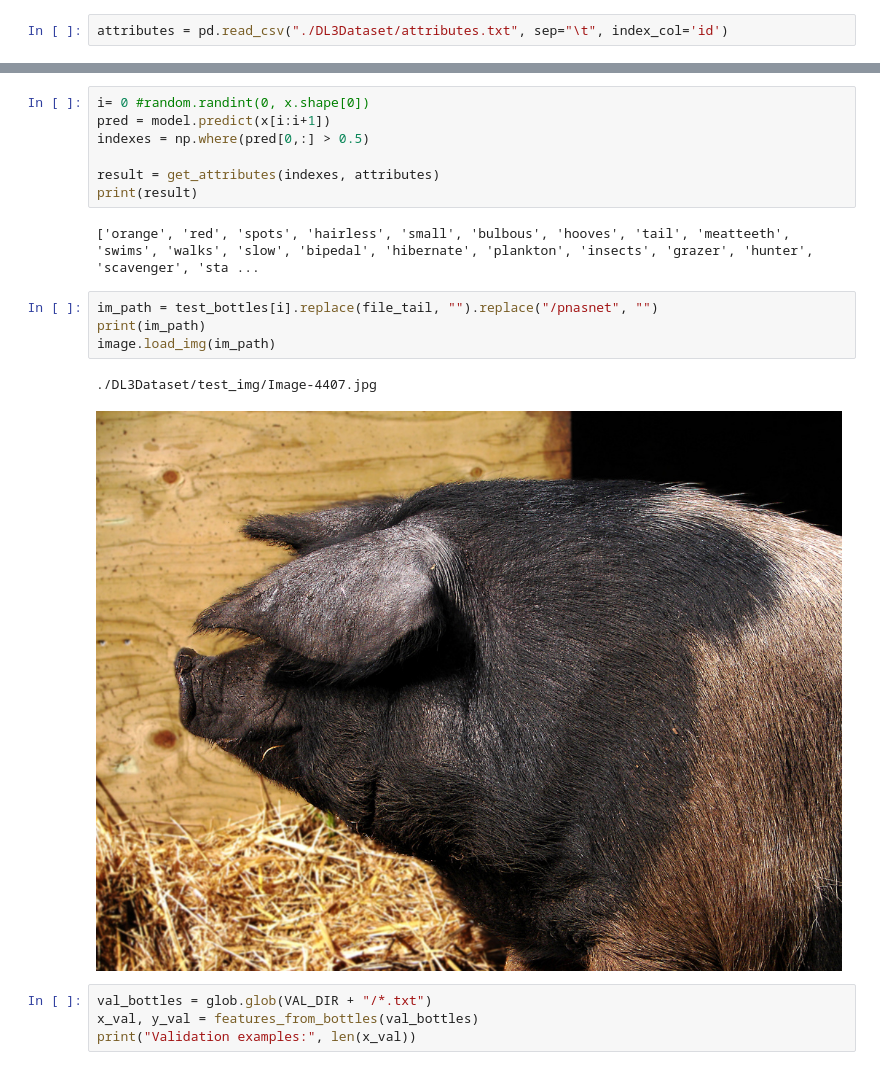
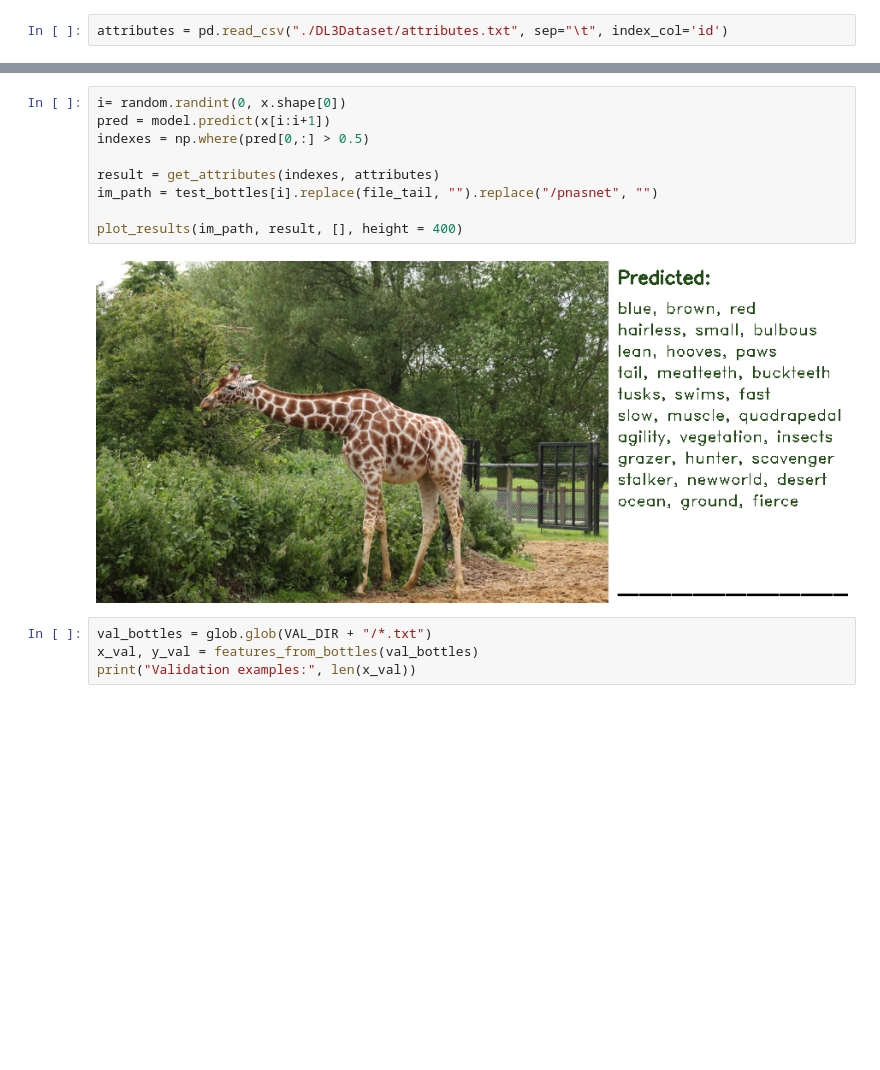
Before and after one commit to moisesvw/dojo, a Jupyter notebook: challenge/attributes-of-animals/bottles.ipynb, the cells around one changed output, grey strips where cells are left out. Drawn from its saved outputs; the diff is of its cells as text; blank space fills up the shorter version.

```diff
--- a/challenge/attributes-of-animals/bottles.ipynb
+++ b/challenge/attributes-of-animals/bottles.ipynb
@@ -225,19 +275,14 @@ def get_attributes(index, aindexttributes):
 # %%
-i= 0 #random.randint(0, x.shape[0])
+i= random.randint(0, x.shape[0])
 pred = model.predict(x[i:i+1])
 indexes = np.where(pred[0,:] > 0.5)
 
 result = get_attributes(indexes, attributes)
-print(result)
+im_path = test_bottles[i].replace(file_tail, "").replace("/pnasnet", "")
+
+plot_results(im_path, result, [], height = 400)
 # %% [output]
-['orange', 'red', 'spots', 'hairless', 'small', 'bulbous', 'hooves', 'tail', 'meatteeth', 'swims', 'walks', 'slow', 'bipedal', 'hibernate', 'plankton', 'insects', 'grazer', 'hunter', 'scavenger', 'sta ...
+[figure, added]
-# %%
-im_path = test_bottles[i].replace(file_tail, "").replace("/pnasnet", "")
-print(im_path)
-image.load_img(im_path)
-# %% [output]
-./DL3Dataset/test_img/Image-4407.jpg
-[figure, removed]
 # %%
 val_bottles = glob.glob(VAL_DIR + "/*.txt")
 x_val, y_val = features_from_bottles(val_bottles)
```
Also changed, not shown: parts of 5 cells of this notebook.
